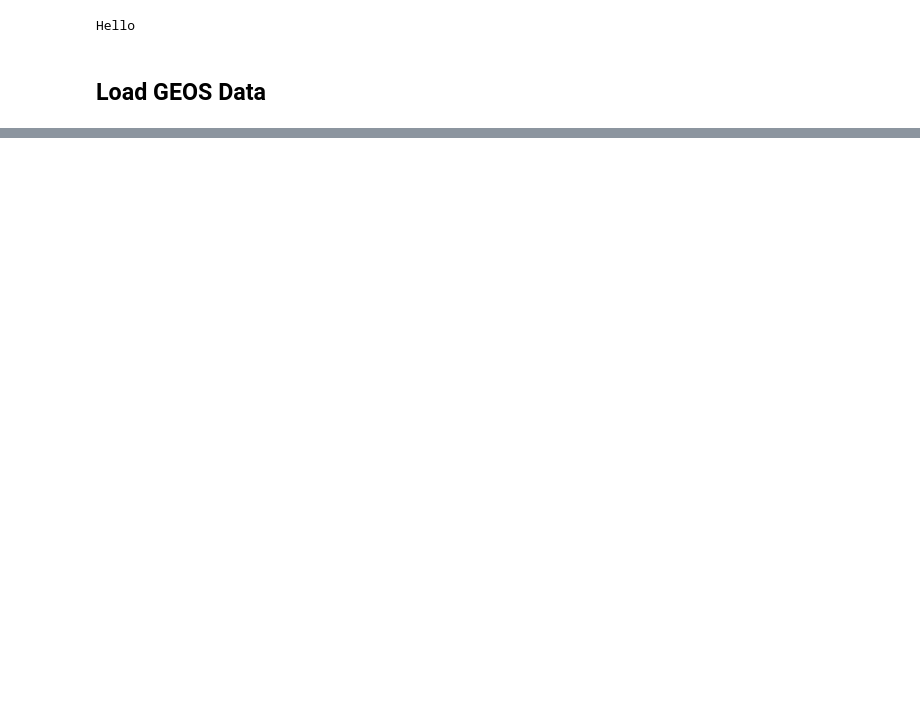
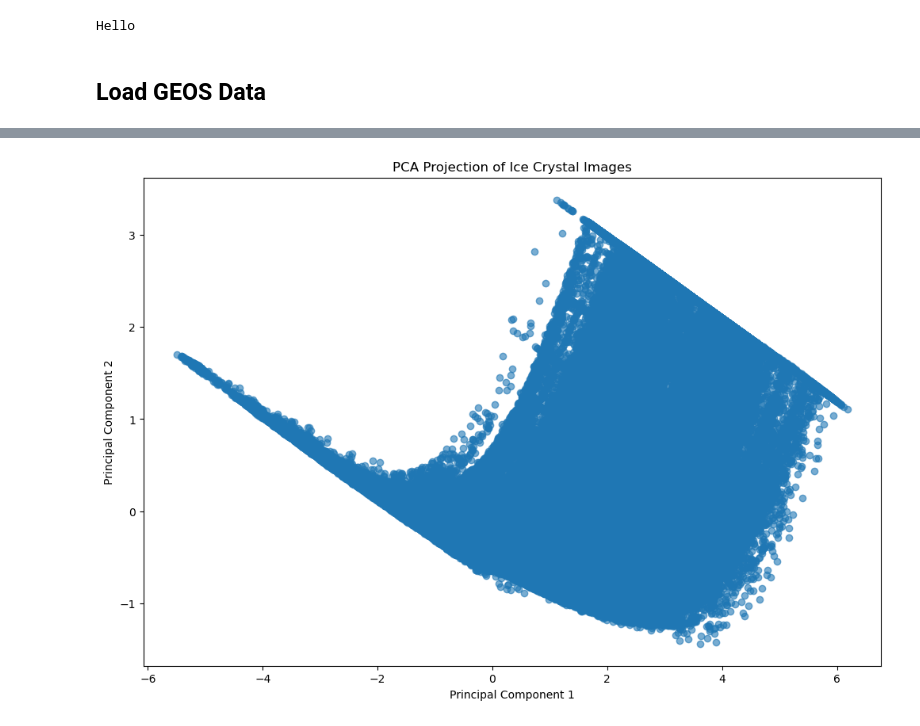
Before and after one commit to vmunte/Cloud_Fraction_Atlantic2024, a Jupyter notebook: notebooks/Dimensionality_Reduction.ipynb, the cells around one changed output, grey strips where cells are left out. Cells and saved outputs as stored; diff of their text form; code cells hidden in the pictures; blank space fills up the shorter version.

```diff
--- a/notebooks/Dimensionality_Reduction.ipynb
+++ b/notebooks/Dimensionality_Reduction.ipynb
@@ -21,12 +21,12 @@ ds_ci = xr.open_dataset('../data/ai_ready/CloudImageryDataset.nc')
 ds_co = xr.open_dataset('../data/ai_ready/CloudOpticalDepthDataset.nc')
 ds_sw = xr.open_dataset('../data/ai_ready/ReflectedSWDataset.nc')
 # %%
-CID = ds_ci['CloudImagery']
-COD = ds_co['CloudOpticalDepth']
-RSW = ds_sw['ReflectedSW']
+CID = ds_ci['CloudImagery'][0,...]
+COD = ds_co['CloudOpticalDepth'][0,...]
+RSW = ds_sw['ReflectedSW'][0,...]
 # %%
 # Make the shapes of CID and COD same
-COD = COD[:,:,:-1].copy()
+COD = COD[...,:-1].copy()
 
 # Variables for each RGB
 CIDR = CID.sel(rgb='red')
@@ -40,9 +40,9 @@ df = pd.DataFrame({'cod':COD.data.flatten(),
               'cidb': CIDB.data.flatten(),
               })
 df.dropna(inplace=True)
-df.drop(((df.cidr==0)&(df.cidr==0)&(df.cidr==0)).index)
+df = df.loc[~((df.cidr==0)|(df.cidr==0)|(df.cidr==0)) & (df.cod>4) ]
 
 # df
 scaler = StandardScaler()
-df_norm=pd.DataFrame(scaler.fit_transform(df))
+df=pd.DataFrame(scaler.fit_transform(df))
 df
@@ -54,16 +63,18 @@ df.loc[~((df.cidr==0)&(df.cidr==0)&(df.cidr==0))]
 # %%
 # Perform PCA
 
 pca = PCA(n_components=2)
-pca_result = pca.fit_transform(df_norm)
+pca_result = pca.fit_transform(df)
 
 # Plot the PCA result with the custom colormap
 plt.figure(figsize=(12, 8))
 scatter = plt.scatter(pca_result[:, 0], pca_result[:, 1], alpha=0.6)
 
 # Set habit names as tick labels for the color bar
 
 plt.title('PCA Projection of Ice Crystal Images')
 plt.xlabel('Principal Component 1')
 plt.ylabel('Principal Component 2')
 plt.show()
+# %% [output]
+[figure, added]
```
Also changed, not shown: parts of 3 cells of this notebook.
